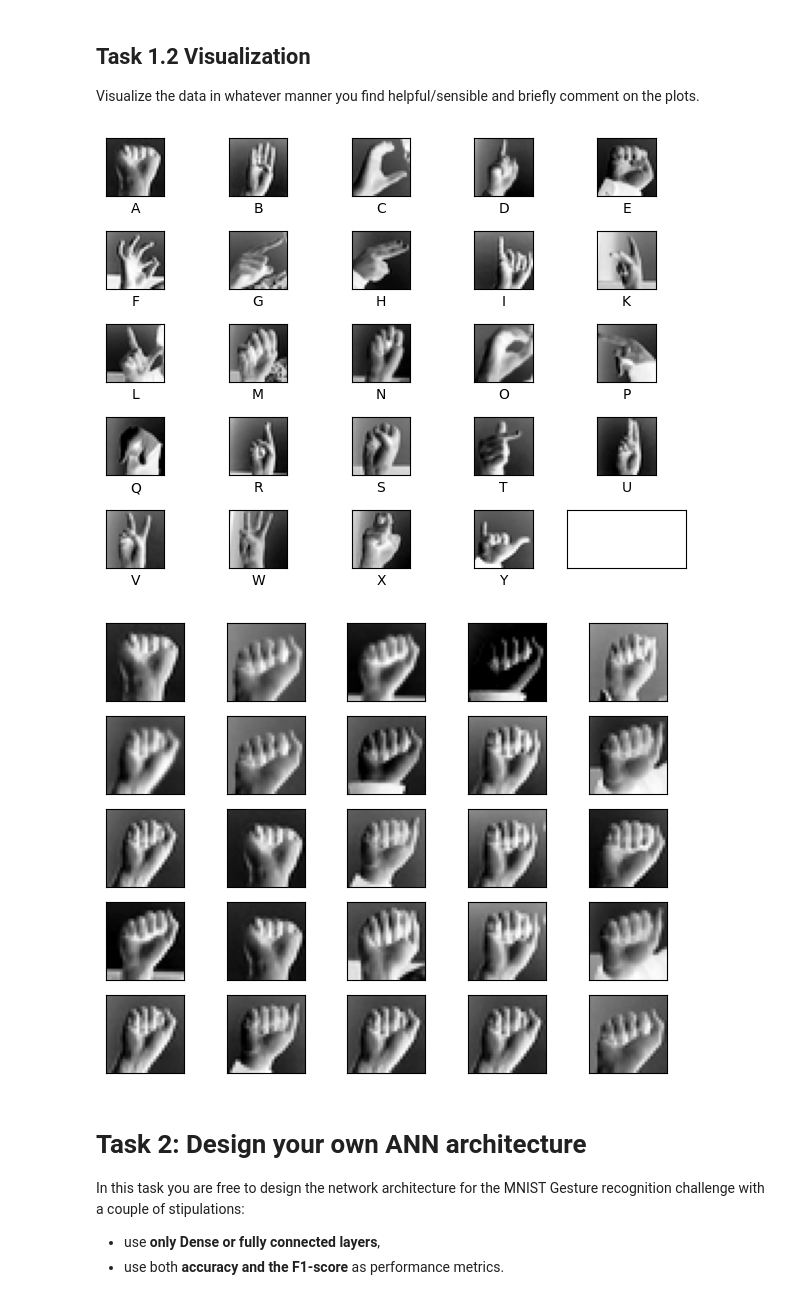
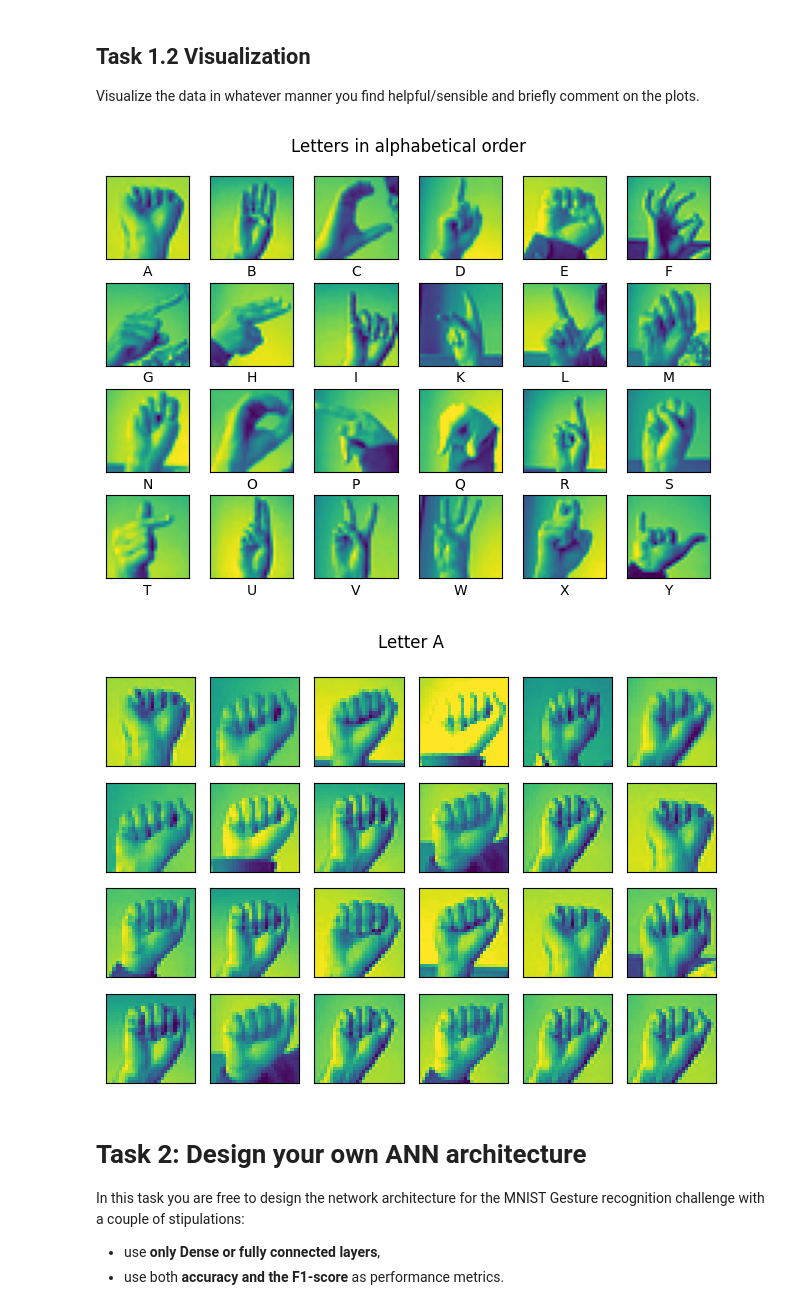
Before and after one commit to OysteinFalkeid/DAT300-H25, a Jupyter notebook: CA1_DAT300/ca1_dat300_2025.ipynb, the cells around one changed output. Drawn from its saved outputs; the diff is of its cells as text; code cells hidden in the pictures.

```diff
--- a/CA1_DAT300/ca1_dat300_2025.ipynb
+++ b/CA1_DAT300/ca1_dat300_2025.ipynb
@@ -192,32 +192,38 @@ from matplotlib.figure import Figure
 
 axes: np.ndarray[Axes]
 fig: Figure
-fig, axes = plt.subplots(nrows=5, ncols=5, sharex=True, sharey=True,)
+fig, axes = plt.subplots(nrows=4, ncols=6, sharex=True, sharey=True,)
 axes = axes.flatten()
 for i in letters_dict.values():
     img = X_train[y_train_adjusted == i][0].reshape(28, 28)
     ax: Axes = axes[i]
-    ax.imshow(img, cmap='Greys')
+    # ax.imshow(img, cmap='Greys')
+    ax.imshow(img)
     ax.set_xlabel(reverse_letters_dict[i])
     # ax[i].imshow(img)
 
 axes[0].set_xticks([]); axes[0].set_yticks([])
 fig.tight_layout()
+fig.suptitle("Letters in alphabetical order")
+fig.subplots_adjust(top=0.9)
 plt.show()
 # %% [output]
-[figure, old version]
+[figure, new version]
 # %%
-fig, ax = plt.subplots(nrows=5, ncols=5, sharex=True, sharey=True,)
-ax = ax.flatten()
-for i in range(25):
+fig, axes = plt.subplots(nrows=4, ncols=6, sharex=True, sharey=True,)
+axes = axes.flatten()
+for i in range(24):
     img = X_train[y_train_adjusted == letters_dict["A"]][i].reshape(28, 28)
-    ax[i].imshow(img, cmap='Greys')
+    # axes[i].imshow(img, cmap='Greys')
+    axes[i].imshow(img)
 
-ax[0].set_xticks([]); ax[0].set_yticks([])
-plt.tight_layout()
+axes[0].set_xticks([]); axes[0].set_yticks([])
+fig.tight_layout()
+fig.suptitle("Letter A")
+fig.subplots_adjust(top=0.9)
 plt.show()
 # %% [output]
-[figure, old version]
+[figure, new version]
 # %% [markdown]
 # Task 2: Design your own ANN architecture
 In this task you are free to design the network architecture for the MNIST Gesture recognition challenge with a couple of stipulations:
```
